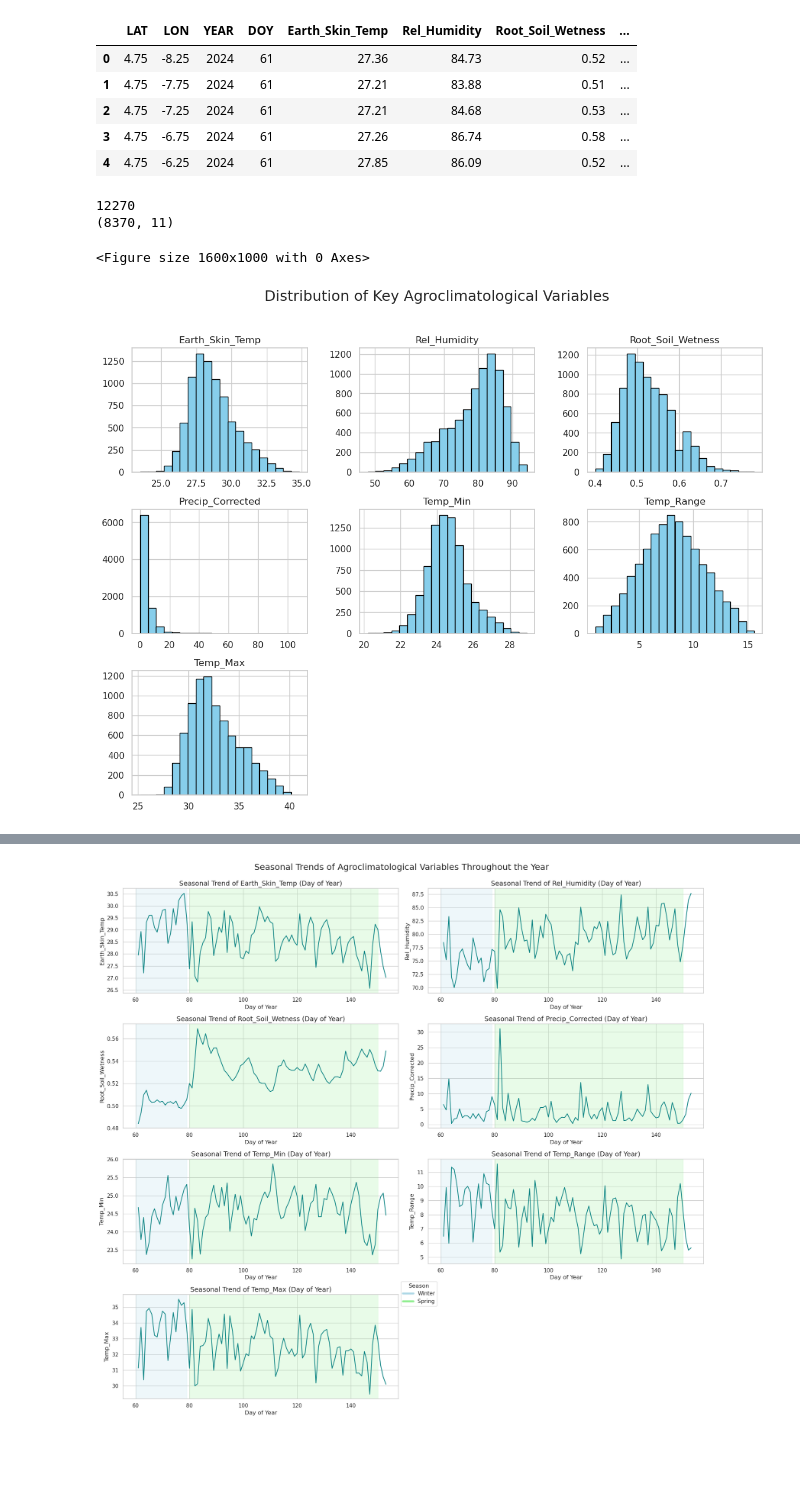
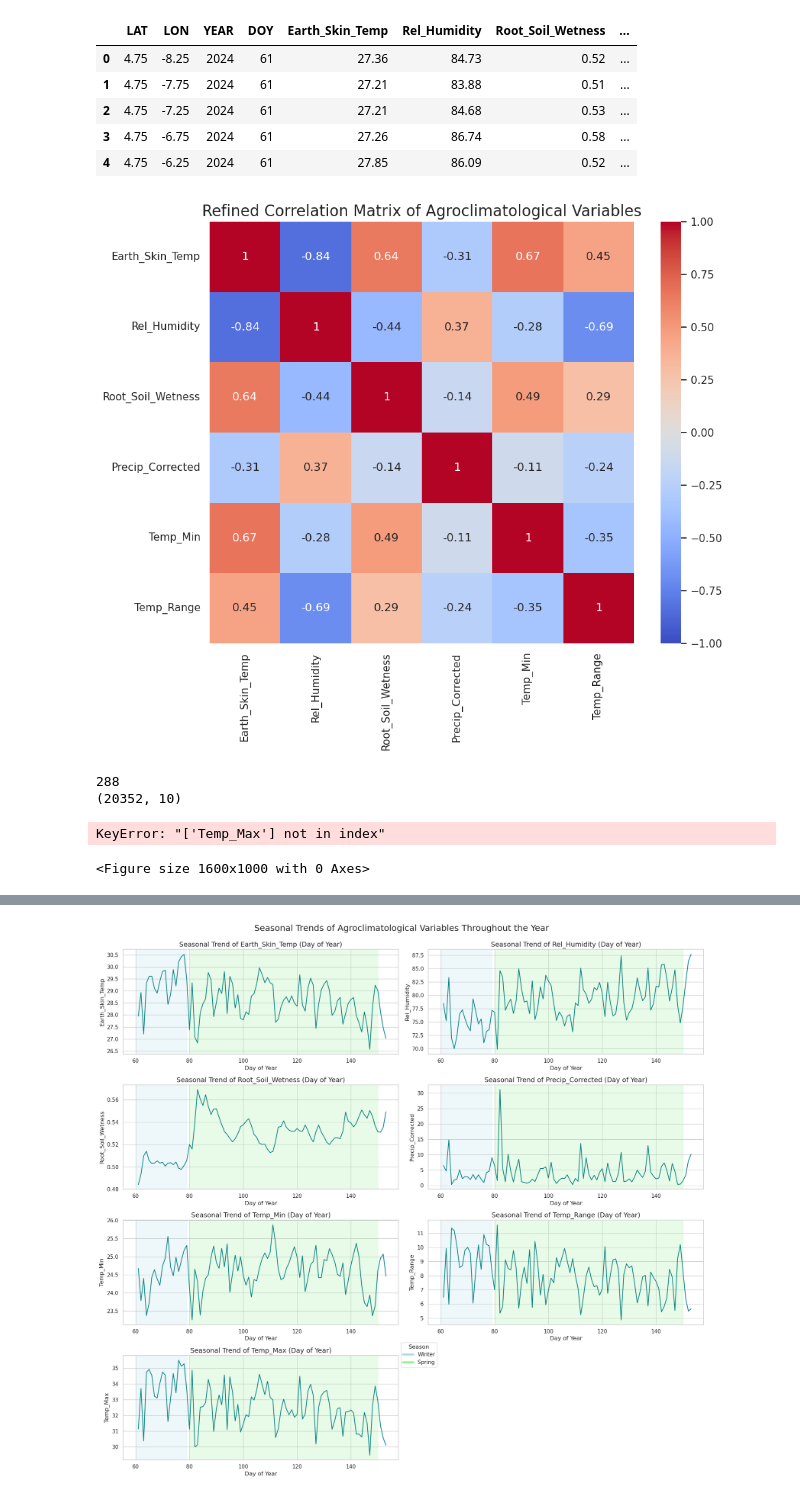
Before and after one commit to jak-weston/Cocoa-Futures-Analysis, a Jupyter notebook: NASA_Data.ipynb, the cells around one changed output, grey strips where cells are left out. Cells and saved outputs as stored; diff of their text form; code cells hidden in the pictures; blank space fills up the shorter version.

```diff
--- a/NASA_Data.ipynb
+++ b/NASA_Data.ipynb
@@ -134,14 +150,35 @@ df_cleaned.head()
 | 2 | 4.75 | -7.25 | 2024 | 61 | 27.21 | 84.68 | 0.53 | ... |
 | 3 | 4.75 | -6.75 | 2024 | 61 | 27.26 | 86.74 | 0.58 | ... |
 | 4 | 4.75 | -6.25 | 2024 | 61 | 27.85 | 86.09 | 0.52 | ... |
+# %%
+# Step 1: Define columns to clean and replace values below -999 with NaN
+columns_to_clean = ['Earth_Skin_Temp', 'Rel_Humidity', 'Root_Soil_Wetness', 'Precip_Corrected', 'Temp_Min', 'Temp_Range', 'Temp_Max']
+df[columns_to_clean] = df[columns_to_clean].map(lambda x: np.nan if x < -999 else x)
+
+# Step 2: Drop rows with NaN in the specified columns to create df_cleaned
+df_cleaned = df.dropna(subset=columns_to_clean)
+
+# Step 3: Drop the derived 'Temp_Max' column from df_cleaned to avoid redundancy
+df_cleaned = df_cleaned.drop(columns=['Temp_Max'])
+
+# Now df_cleaned should be defined, and you can calculate the correlation matrix
+correlation_matrix = df_cleaned[columns_to_clean[:-1]].corr()  # Exclude 'Temp_Max' here too
+
+# Plot the refined correlation matrix
+plt.figure(figsize=(10, 8))
+sns.heatmap(correlation_matrix, annot=True, cmap="coolwarm", vmin=-1, vmax=1)
+plt.title("Refined Correlation Matrix of Agroclimatological Variables", fontsize=16)
+plt.show()
+# %% [output]
+[figure, added]
 # %%
 # Double check we dropped apprpriate number of rows
 null_rows = df.isnull().any(axis=1).sum()
 print(null_rows)
 print(df_cleaned.shape)
 # %% [output]
-12270
-(8370, 11)
+288
+(20352, 10)
 # %%
 # Set plot style and figure size
 sns.set(style="whitegrid")
@@ -152,8 +189,8 @@ df_cleaned[columns_to_clean].hist(bins=20, figsize=(14,10), color='skyblue', edg
 plt.suptitle("Distribution of Key Agroclimatological Variables", fontsize=18)
 plt.show()
 # %% [output]
-<Figure size 1600x1000 with 0 Axes>
+KeyError: "['Temp_Max'] not in index"
-[figure, removed]
+<Figure size 1600x1000 with 0 Axes>
 # %%
 # Calculate correlation matrix
 correlation_matrix = df[columns_to_clean].corr()
```
Also changed, not shown: parts of 2 cells of this notebook.
